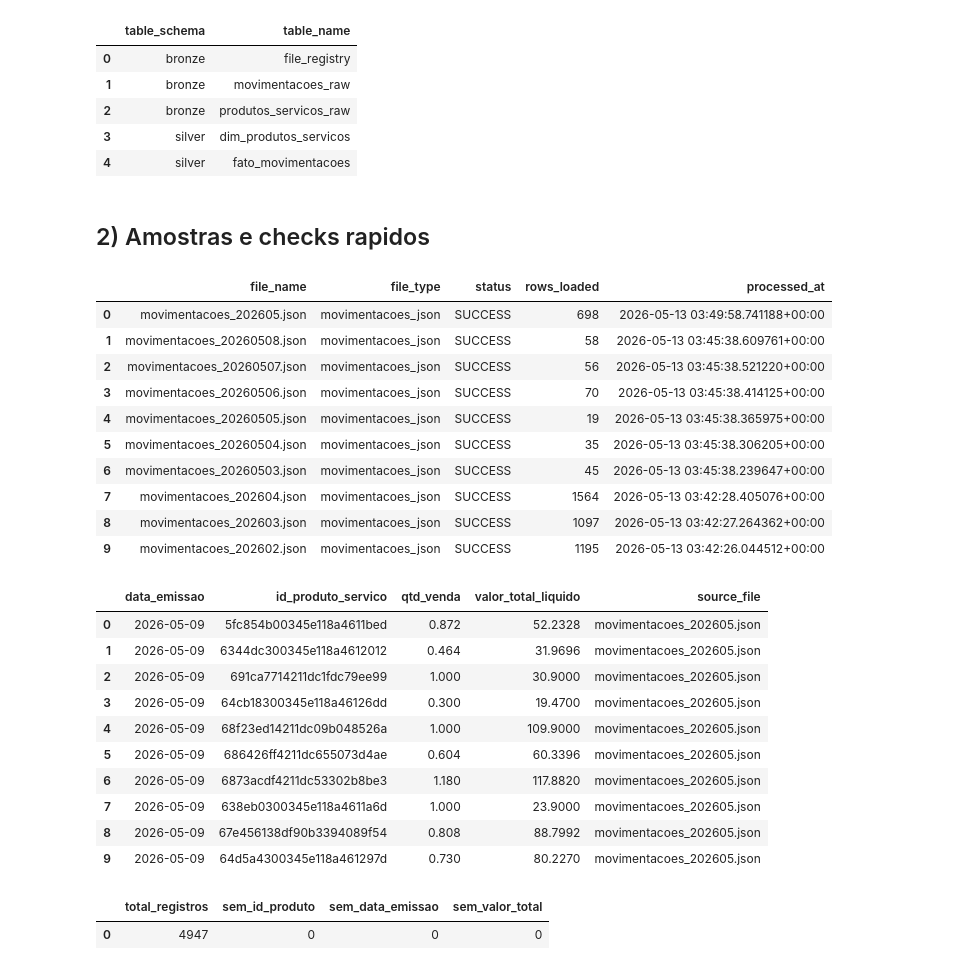
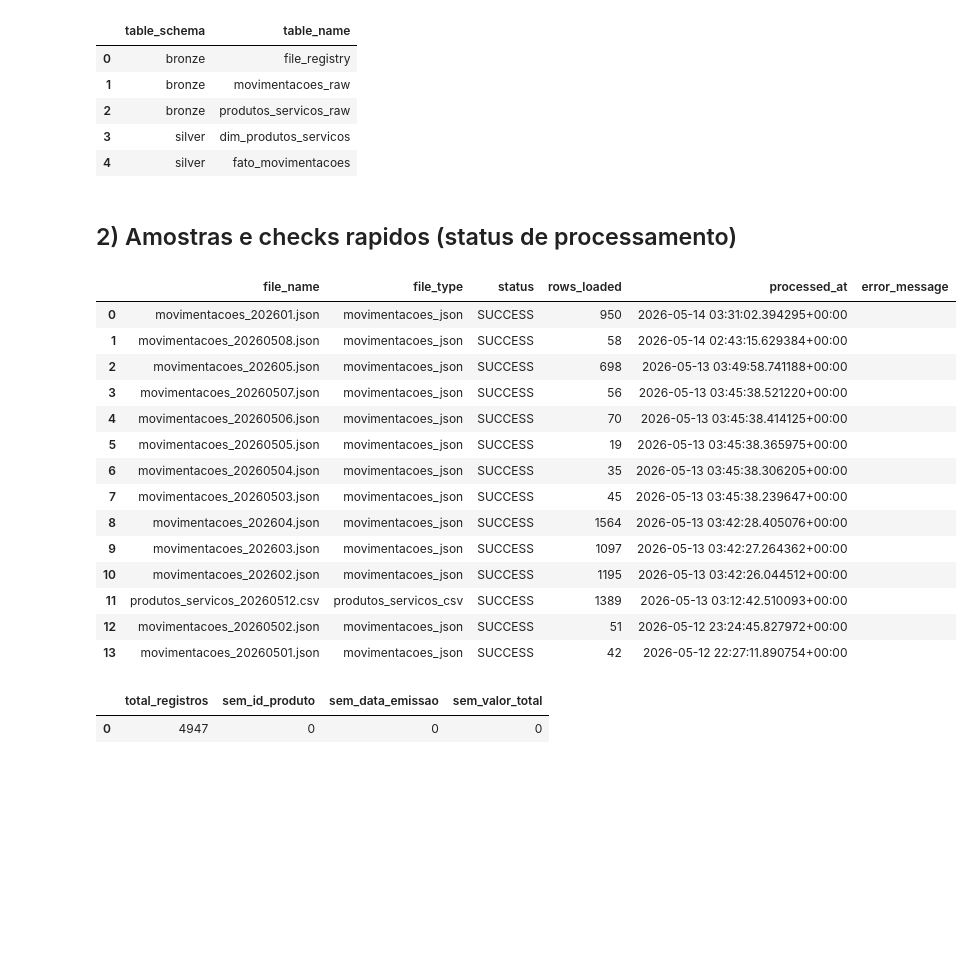
Before and after one commit to Gzanini/pos-engenharia-ciencia-dados, a Jupyter notebook: tipos-dados-avancados-modelagem-ciencia-dados/notebooks/00_monitoramento_banco.ipynb, the cells around one changed output. Cells and saved outputs as stored; diff of their text form; code cells hidden in the pictures; blank space fills up the shorter version.

```diff
--- a/tipos-dados-avancados-modelagem-ciencia-dados/notebooks/00_monitoramento_banco.ipynb
+++ b/tipos-dados-avancados-modelagem-ciencia-dados/notebooks/00_monitoramento_banco.ipynb
@@ -31,35 +31,36 @@ q("SELECT table_schema, table_name FROM information_schema.tables WHERE table_sc
 | 3 | silver | dim_produtos_servicos |
 | 4 | silver | fato_movimentacoes |
 # %% [markdown]
-## 2) Amostras e checks rapidos
+## 2) Amostras e checks rapidos (status de processamento)
-# %%
-q("SELECT file_name, file_type, status, rows_loaded, processed_at FROM bronze.file_registry ORDER BY processed_at DESC LIMIT 10")
-# %% [output]
-|  | file_name | file_type | status | rows_loaded | processed_at |
-| 0 | movimentacoes_202605.json | movimentacoes_json | SUCCESS | 698 | 2026-05-13 03:49:58.741188+00:00 |
-| 1 | movimentacoes_20260508.json | movimentacoes_json | SUCCESS | 58 | 2026-05-13 03:45:38.609761+00:00 |
-| 2 | movimentacoes_20260507.json | movimentacoes_json | SUCCESS | 56 | 2026-05-13 03:45:38.521220+00:00 |
-| 3 | movimentacoes_20260506.json | movimentacoes_json | SUCCESS | 70 | 2026-05-13 03:45:38.414125+00:00 |
-| 4 | movimentacoes_20260505.json | movimentacoes_json | SUCCESS | 19 | 2026-05-13 03:45:38.365975+00:00 |
-| 5 | movimentacoes_20260504.json | movimentacoes_json | SUCCESS | 35 | 2026-05-13 03:45:38.306205+00:00 |
-| 6 | movimentacoes_20260503.json | movimentacoes_json | SUCCESS | 45 | 2026-05-13 03:45:38.239647+00:00 |
-| 7 | movimentacoes_202604.json | movimentacoes_json | SUCCESS | 1564 | 2026-05-13 03:42:28.405076+00:00 |
-| 8 | movimentacoes_202603.json | movimentacoes_json | SUCCESS | 1097 | 2026-05-13 03:42:27.264362+00:00 |
-| 9 | movimentacoes_202602.json | movimentacoes_json | SUCCESS | 1195 | 2026-05-13 03:42:26.044512+00:00 |
 # %%
-q("SELECT data_emissao, id_produto_servico, qtd_venda, valor_total_liquido, source_file FROM silver.fato_movimentacoes ORDER BY id DESC LIMIT 10")
+q("""
+SELECT
+    file_name,
+    file_type,
+    status,
+    rows_loaded,
+    processed_at,
+    error_message
+FROM bronze.file_registry
+ORDER BY processed_at DESC, file_name
+LIMIT 20
+""")
 # %% [output]
-|  | data_emissao | id_produto_servico | qtd_venda | valor_total_liquido | source_file |
-| 0 | 2026-05-09 | 5fc854b00345e118a4611bed | 0.872 | 52.2328 | movimentacoes_202605.json |
-| 1 | 2026-05-09 | 6344dc300345e118a4612012 | 0.464 | 31.9696 | movimentacoes_202605.json |
-| 2 | 2026-05-09 | 691ca7714211dc1fdc79ee99 | 1.000 | 30.9000 | movimentacoes_202605.json |
-| 3 | 2026-05-09 | 64cb18300345e118a46126dd | 0.300 | 19.4700 | movimentacoes_202605.json |
-| 4 | 2026-05-09 | 68f23ed14211dc09b048526a | 1.000 | 109.9000 | movimentacoes_202605.json |
-| 5 | 2026-05-09 | 686426ff4211dc655073d4ae | 0.604 | 60.3396 | movimentacoes_202605.json |
-| 6 | 2026-05-09 | 6873acdf4211dc53302b8be3 | 1.180 | 117.8820 | movimentacoes_202605.json |
-| 7 | 2026-05-09 | 638eb0300345e118a4611a6d | 1.000 | 23.9000 | movimentacoes_202605.json |
-| 8 | 2026-05-09 | 67e456138df90b3394089f54 | 0.808 | 88.7992 | movimentacoes_202605.json |
-| 9 | 2026-05-09 | 64d5a4300345e118a461297d | 0.730 | 80.2270 | movimentacoes_202605.json |
+|  | file_name | file_type | status | rows_loaded | processed_at | error_message |
+| 0 | movimentacoes_202601.json | movimentacoes_json | SUCCESS | 950 | 2026-05-14 03:31:02.394295+00:00 |  |
+| 1 | movimentacoes_20260508.json | movimentacoes_json | SUCCESS | 58 | 2026-05-14 02:43:15.629384+00:00 |  |
+| 2 | movimentacoes_202605.json | movimentacoes_json | SUCCESS | 698 | 2026-05-13 03:49:58.741188+00:00 |  |
+| 3 | movimentacoes_20260507.json | movimentacoes_json | SUCCESS | 56 | 2026-05-13 03:45:38.521220+00:00 |  |
+| 4 | movimentacoes_20260506.json | movimentacoes_json | SUCCESS | 70 | 2026-05-13 03:45:38.414125+00:00 |  |
+| 5 | movimentacoes_20260505.json | movimentacoes_json | SUCCESS | 19 | 2026-05-13 03:45:38.365975+00:00 |  |
+| 6 | movimentacoes_20260504.json | movimentacoes_json | SUCCESS | 35 | 2026-05-13 03:45:38.306205+00:00 |  |
+| 7 | movimentacoes_20260503.json | movimentacoes_json | SUCCESS | 45 | 2026-05-13 03:45:38.239647+00:00 |  |
+| 8 | movimentacoes_202604.json | movimentacoes_json | SUCCESS | 1564 | 2026-05-13 03:42:28.405076+00:00 |  |
+| 9 | movimentacoes_202603.json | movimentacoes_json | SUCCESS | 1097 | 2026-05-13 03:42:27.264362+00:00 |  |
+| 10 | movimentacoes_202602.json | movimentacoes_json | SUCCESS | 1195 | 2026-05-13 03:42:26.044512+00:00 |  |
+| 11 | produtos_servicos_20260512.csv | produtos_servicos_csv | SUCCESS | 1389 | 2026-05-13 03:12:42.510093+00:00 |  |
+| 12 | movimentacoes_20260502.json | movimentacoes_json | SUCCESS | 51 | 2026-05-12 23:24:45.827972+00:00 |  |
+| 13 | movimentacoes_20260501.json | movimentacoes_json | SUCCESS | 42 | 2026-05-12 22:27:11.890754+00:00 |  |
 # %%
 q("""
 SELECT
```
Also changed, not shown: 7 other files.
